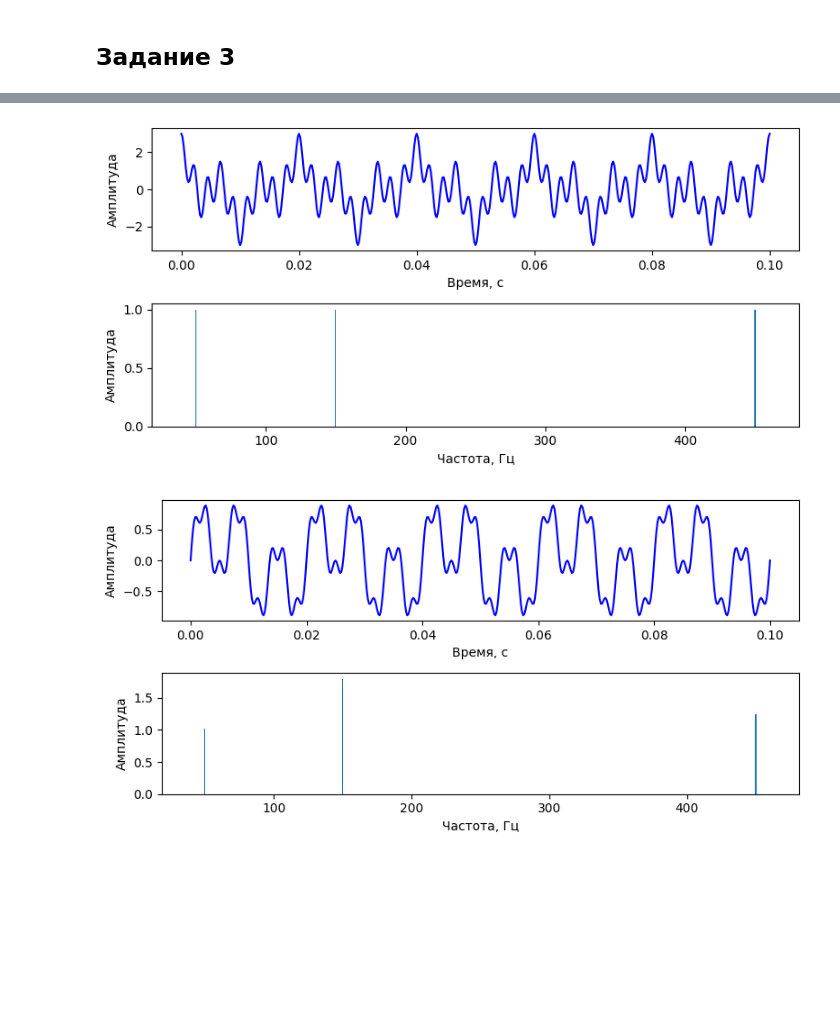
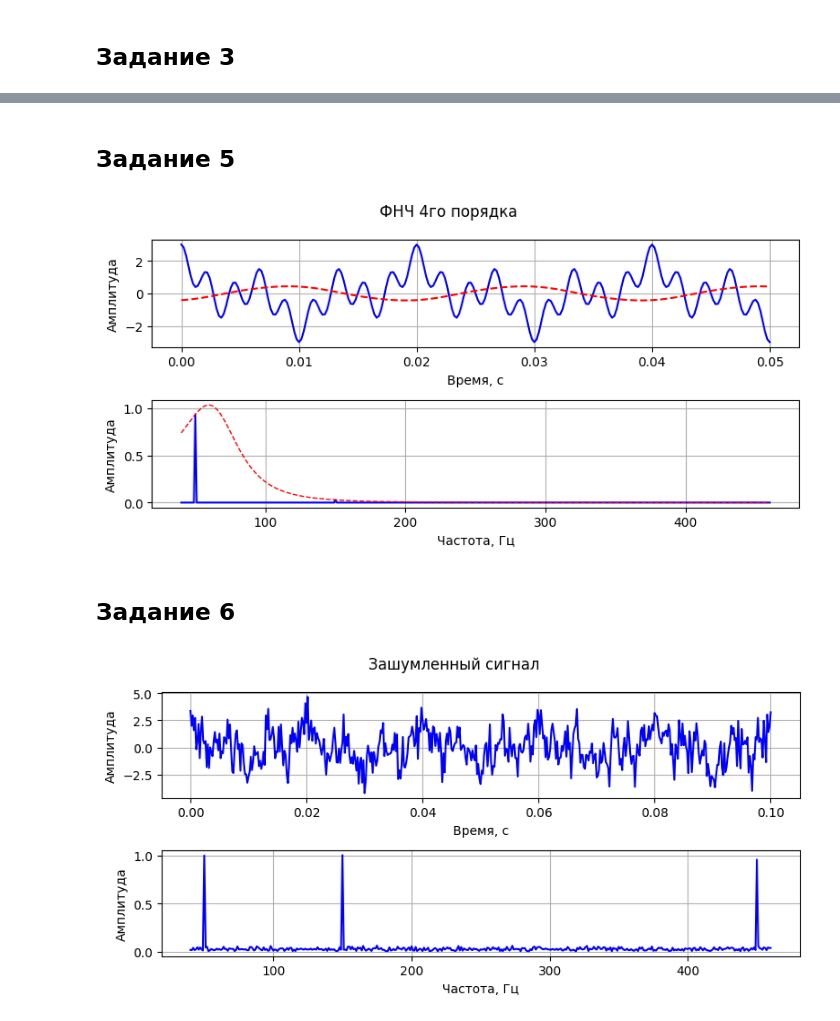
Before and after one commit to HerrPhoton/Digital-signal-processing, a Jupyter notebook: Lab4.ipynb, the cells around one changed output, grey strips where cells are left out. Saved outputs shown, nothing was run; the diff lists cells and outputs as text; code cells hidden in the pictures; blank space fills up the shorter version.

```diff
--- a/Lab4.ipynb
+++ b/Lab4.ipynb
@@ -122,26 +132,3 @@ x, y0, step = func_x(cos_func, A, [period(f1), period(f2), period(f3)] , interva
 xfft, yfft0 = apply_fft(fft, step, y0)
 # %% [markdown]
 ## Задание 2
-# %%
-class Butterworth_filter:
-
-    def __init__(self, signal: np.ndarray, step: float):
-        self.xfft, self.yfft = apply_fft(fft, step, signal)
-
-    def __H_w(self, w: complex, wc: float, mode: str = 'LPF', order: int = 2):
-
-        if mode == 'LPF':
-            res = wc ** order
-
-        elif mode == 'HPF':
-            res = w ** order * 1j
-
-        return res / np.prod(
-            [1j * w - wc * np.exp((1j * np.pi * (2 * k + order - 1)) / (2 * order)) \
-             for k in range(order)])
-
-    def LPF(self, wc: float, order: int = 2):
-        return ifft([self.__H_w(w, wc, 'LPF', order) for w in self.xfft] * self.yfft).real
-
-    def HPF(self, wc: float, order: int = 2):
-        return ifft([self.__H_w(w, wc, 'HPF', order) for w in self.xfft] * self.yfft).real
@@ -163,0 +235,2 @@ yfft1 = apply_fft(fft, step, y1)[1]
+# %% [markdown]
+## Задание 5
@@ -164,6 +244,17 @@ yfft1 = apply_fft(fft, step, y1)[1]
+# %%
+plot_signal(x = x, y0 = y0, y1 = y1, xf = xfft, yf0 = yfft1, yf1 = Hw, t = (0, 0.05), f = (40, 460),
+            title = f'ФНЧ {order}го порядка')
+# %% [output]
+[figure, added]
+# %% [markdown]
+## Задание 6
+# %%
+y1 = y0 + np.random.normal(0, 1, len(y0))
+butterworth.update_signal(y1, step)
 # %%
-plot_signal(x = x, y0 = y0, xf = xfft, yf0 = yfft0, t = (0, 0.1), f = (40, 460))
-plot_signal(x = x, y0 = y1, xf = xfft, yf0 = yfft1, t = (0, 0.1), f = (40, 460))
+yfft1 = apply_fft(fft, step, y1)[1]
+
+plot_signal(x = x, y0 = y1, xf = xfft, yf0 = yfft1, t = (0, 0.1), f = (40, 460),
+            title = 'Зашумленный сигнал')
 # %% [output]
-[figure, old version]
+[figure, new version]
-[figure, removed]
```
Also changed, not shown: parts of 20 cells of this notebook.
